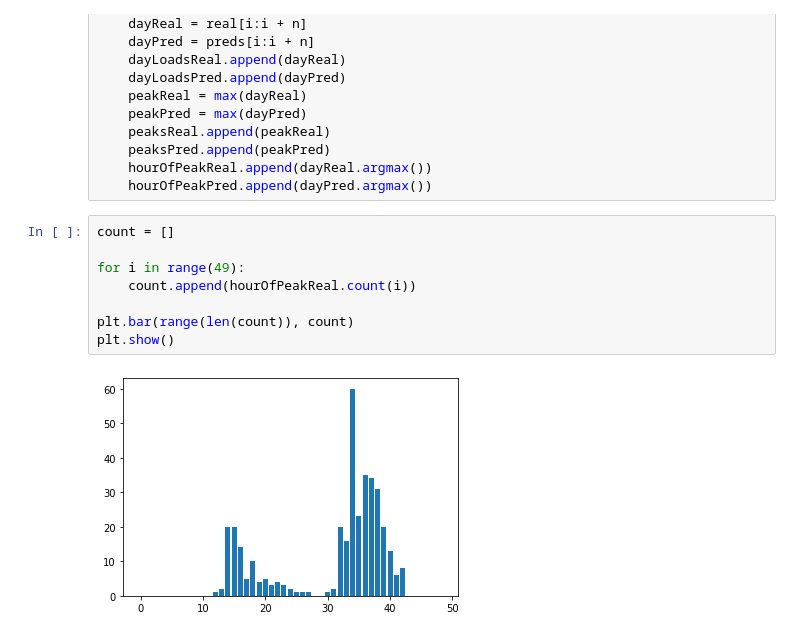
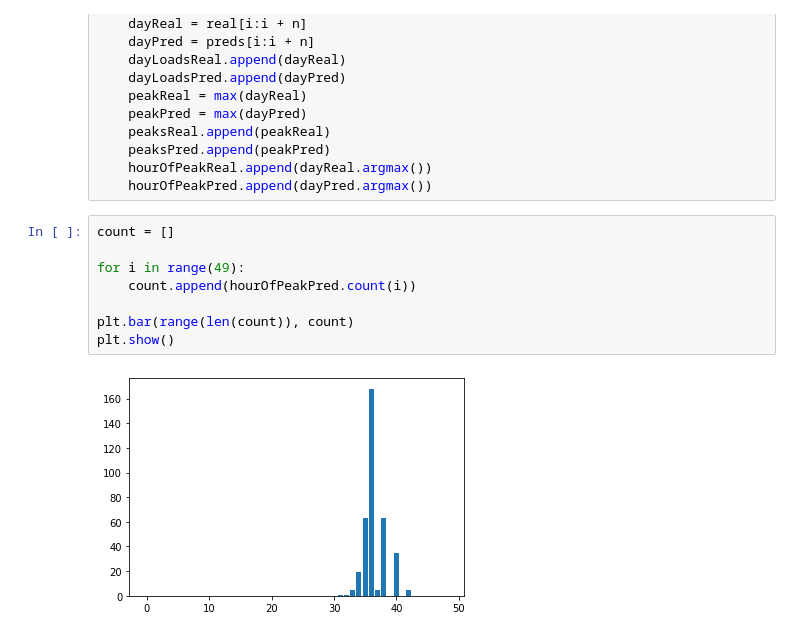
Before and after one commit to stait20/Code, a Jupyter notebook: scikit/NeuralNet.ipynb, the cells around one changed output. Cells and saved outputs as stored; diff of their text form.

```diff
--- a/scikit/NeuralNet.ipynb
+++ b/scikit/NeuralNet.ipynb
@@ -138,10 +138,10 @@ for i in range(0, len(real), n):
 # %%
 count = []
 
 for i in range(49):
-    count.append(hourOfPeakReal.count(i))
+    count.append(hourOfPeakPred.count(i))
 
 plt.bar(range(len(count)), count)
 plt.show()
 # %% [output]
-[figure, old version]
+[figure, new version]
```
Also changed, not shown: parts of 4 cells of this notebook, 2 other files.
